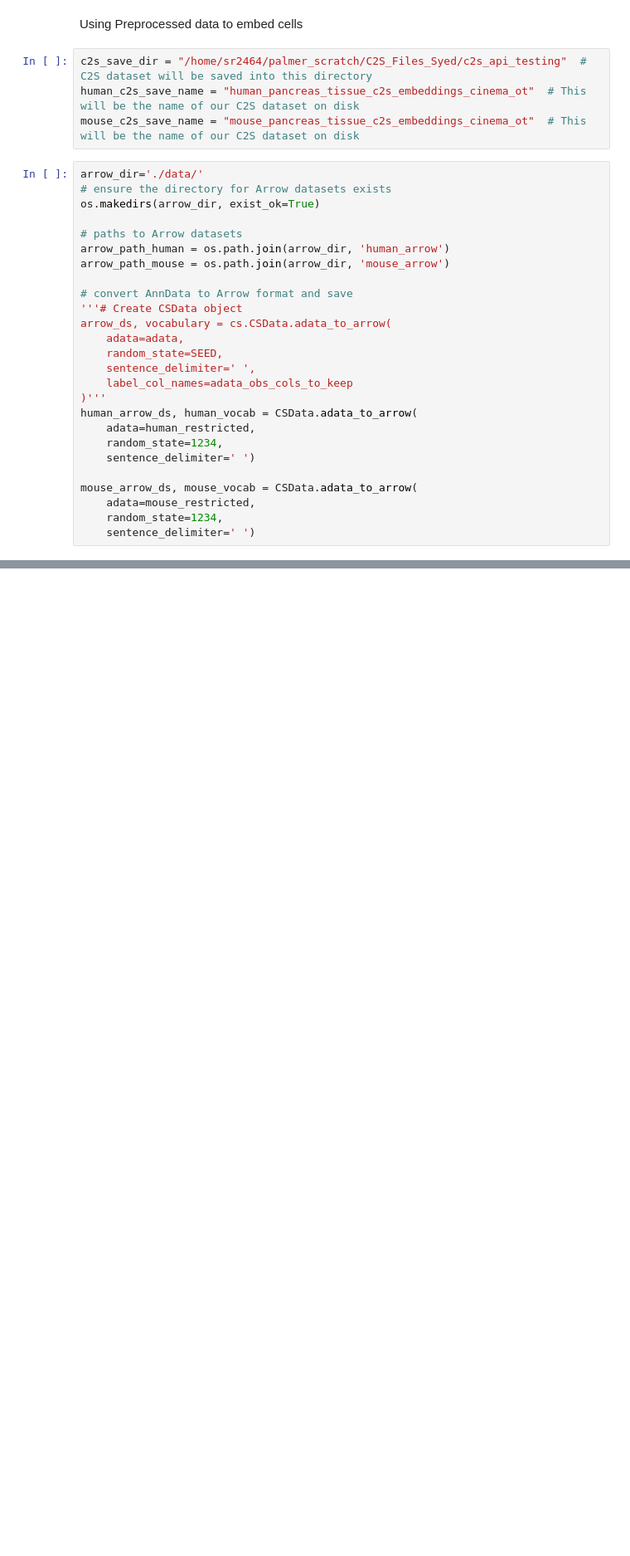
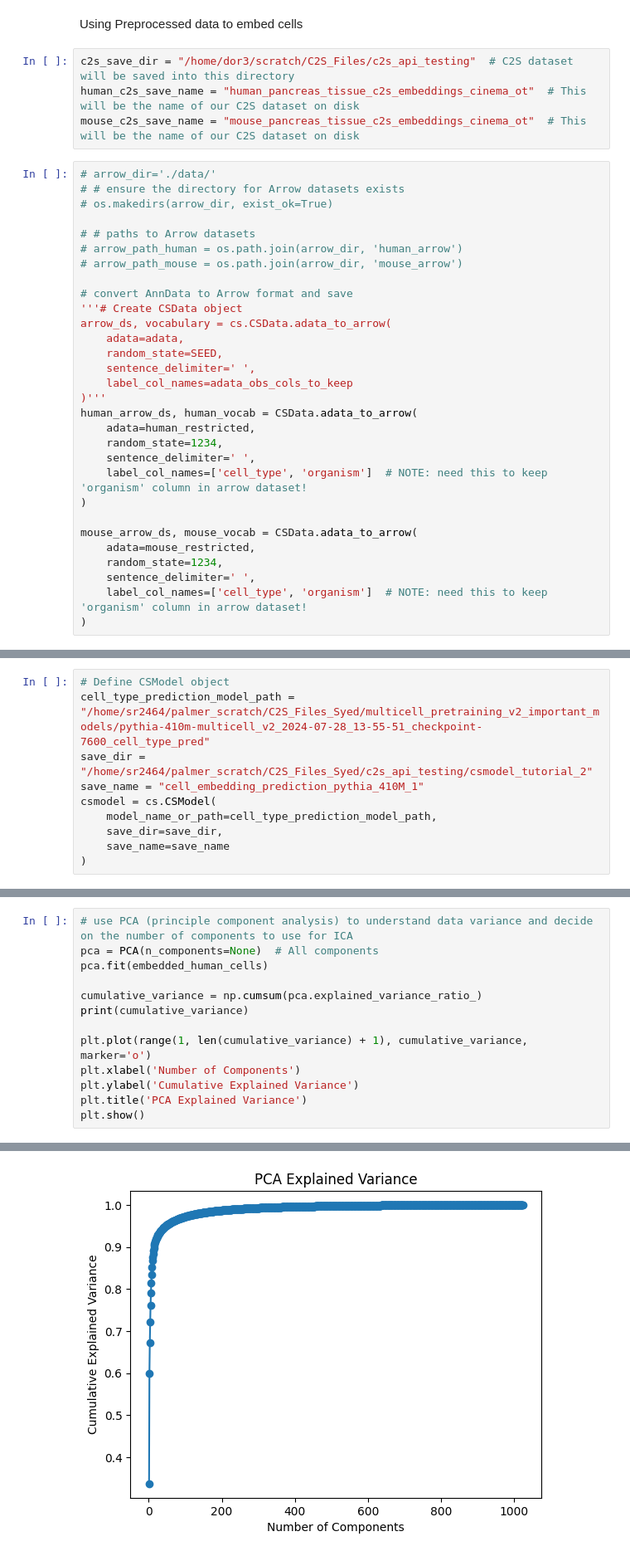
Before and after one commit to daphneraskin/cell2sentence-local, a Jupyter notebook: cross_species/Cinema OT/pancreas_tissue_c2s_embeddings_cinema_ot_pairing.ipynb, the cells around one changed output, grey strips where cells are left out. Shown at 83% size. Saved outputs shown, nothing was run; the diff lists cells and outputs as text; blank space fills up the shorter version.

```diff
--- a/cross_species/Cinema OT/pancreas_tissue_c2s_embeddings_cinema_ot_pairing.ipynb
+++ b/cross_species/Cinema OT/pancreas_tissue_c2s_embeddings_cinema_ot_pairing.ipynb
@@ -71,17 +89,17 @@ sc.pp.log1p(mouse_restricted, base=10)
 # %% [markdown]
 Using Preprocessed data to embed cells
 # %%
-c2s_save_dir = "/home/sr2464/palmer_scratch/C2S_Files_Syed/c2s_api_testing"  # C2S dataset will be saved into this directory
+c2s_save_dir = "/home/dor3/scratch/C2S_Files/c2s_api_testing"  # C2S dataset will be saved into this directory
 human_c2s_save_name = "human_pancreas_tissue_c2s_embeddings_cinema_ot"  # This will be the name of our C2S dataset on disk
 mouse_c2s_save_name = "mouse_pancreas_tissue_c2s_embeddings_cinema_ot"  # This will be the name of our C2S dataset on disk
 # %%
-arrow_dir='./data/'
-# ensure the directory for Arrow datasets exists
-os.makedirs(arrow_dir, exist_ok=True)
+# arrow_dir='./data/'
+# # ensure the directory for Arrow datasets exists
+# os.makedirs(arrow_dir, exist_ok=True)
 
-# paths to Arrow datasets
-arrow_path_human = os.path.join(arrow_dir, 'human_arrow')
-arrow_path_mouse = os.path.join(arrow_dir, 'mouse_arrow')
+# # paths to Arrow datasets
+# arrow_path_human = os.path.join(arrow_dir, 'human_arrow')
+# arrow_path_mouse = os.path.join(arrow_dir, 'mouse_arrow')
 
 # convert AnnData to Arrow format and save
 '''# Create CSData object
@@ -94,10 +112,14 @@ arrow_ds, vocabulary = cs.CSData.adata_to_arrow(
 human_arrow_ds, human_vocab = CSData.adata_to_arrow(
     adata=human_restricted,
     random_state=1234,
-    sentence_delimiter=' ')
+    sentence_delimiter=' ',
+    label_col_names=['cell_type', 'organism']  # NOTE: need this to keep 'organism' column in arrow dataset!
+)
 
 mouse_arrow_ds, mouse_vocab = CSData.adata_to_arrow(
     adata=mouse_restricted,
     random_state=1234,
-    sentence_delimiter=' ')
+    sentence_delimiter=' ',
+    label_col_names=['cell_type', 'organism']  # NOTE: need this to keep 'organism' column in arrow dataset!
+)
 # %% [output]
@@ -288,0 +162,10 @@ NameError: name 'csmodel' is not defined
+# %%
+# Define CSModel object
+cell_type_prediction_model_path = "/home/sr2464/palmer_scratch/C2S_Files_Syed/multicell_pretraining_v2_important_models/pythia-410m-multicell_v2_2024-07-28_13-55-51_checkpoint-7600_cell_type_pred"
+save_dir = "/home/sr2464/palmer_scratch/C2S_Files_Syed/c2s_api_testing/csmodel_tutorial_2"
+save_name = "cell_embedding_prediction_pythia_410M_1"
+csmodel = cs.CSModel(
+    model_name_or_path=cell_type_prediction_model_path,
+    save_dir=save_dir,
+    save_name=save_name
+)
@@ -288,0 +198,14 @@ NameError: name 'csmodel' is not defined
+# %%
+# use PCA (principle component analysis) to understand data variance and decide on the number of components to use for ICA
+pca = PCA(n_components=None)  # All components
+pca.fit(embedded_human_cells)
+
+cumulative_variance = np.cumsum(pca.explained_variance_ratio_)
+print(cumulative_variance)
+
+plt.plot(range(1, len(cumulative_variance) + 1), cumulative_variance, marker='o')
+plt.xlabel('Number of Components')
+plt.ylabel('Cumulative Explained Variance')
+plt.title('PCA Explained Variance')
+plt.show()
+# %% [output]
@@ -288,0 +213 @@ NameError: name 'csmodel' is not defined
+[figure, added]
```
Also changed, not shown: parts of 58 cells of this notebook, 1 other file.
